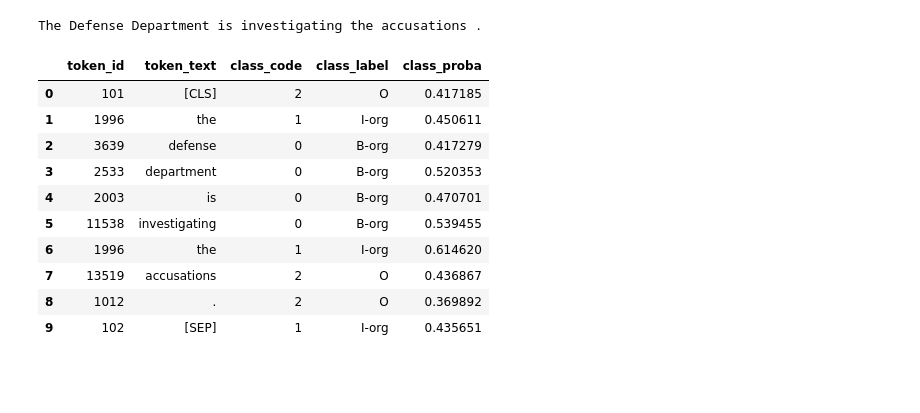
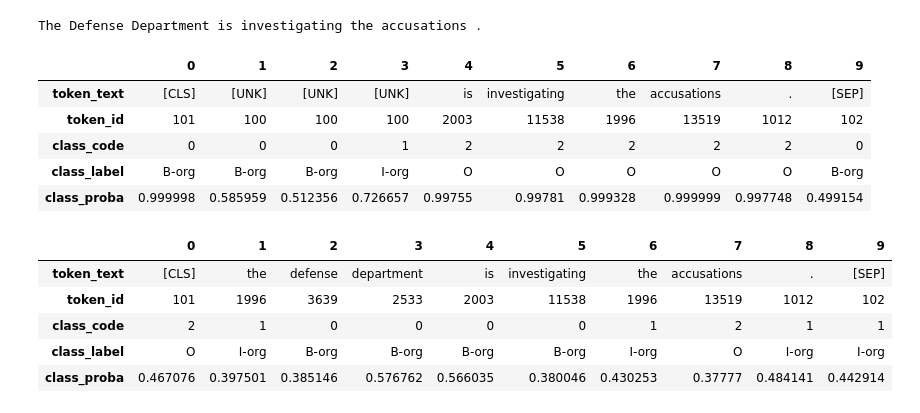
Before and after one commit to PierreDesmet/SIECGALE, a Jupyter notebook: notebooks/1 - NER PyTorch.ipynb, the cells around one changed output. Drawn from its saved outputs; the diff is of its cells as text; code cells hidden in the pictures; blank space fills up the shorter version.

```diff
--- a/notebooks/1 - NER PyTorch.ipynb
+++ b/notebooks/1 - NER PyTorch.ipynb
@@ -308,0 +311,4 @@ KeyboardInterrupt:
+# %%
+# On désérialise le meilleur modèle enregistré :
+model = EntityModel(num_tag=num_tag)
+model.load_state_dict(torch.load('data/models/model_trained.bin'))
@@ -310,10 +335,11 @@ KeyboardInterrupt:
 i = 2
 single_example = test_dataset[i]
 print(' '.join(test_dataset.texts[i]))
-nb_tokens = test_dataset[i]['mask'].sum().item()
+nb_tokens = single_example['mask'].sum().item()
 
 single_example = {k: single_example[k].unsqueeze(0) for k in single_example}
-output, loss = model(**single_example)
+with torch.no_grad():
+    output, loss = model(**single_example)
 predictions_probas = nn.functional.softmax(output, dim=2).detach().squeeze()
 predictions_probas, predictions_classes = torch.max(predictions_probas, dim=1)
 # %% [output]
@@ -321,21 +347,32 @@ The Defense Department is investigating the accusations .
 # %%
 ids = single_example['ids'].squeeze()[:nb_tokens]
 pd.DataFrame({
+    'token_text': [EntityDataset.tokenizer.decode([token]) for token in ids],
     'token_id': ids,
-    'token_text': [EntityDataset.tokenizer.decode([token]) for token in ids],
     'class_code': predictions_classes[:nb_tokens],
     'class_label': label_enc_NER.inverse_transform(predictions_classes)[:nb_tokens],
     'class_proba': predictions_probas[:nb_tokens]
-})
+}).T
 # %% [output]
-|  | token_id | token_text | class_code | class_label | class_proba |
-| 0 | 101 | [CLS] | 2 | O | 0.417185 |
-| 1 | 1996 | the | 1 | I-org | 0.450611 |
-| 2 | 3639 | defense | 0 | B-org | 0.417279 |
-| 3 | 2533 | department | 0 | B-org | 0.520353 |
-| 4 | 2003 | is | 0 | B-org | 0.470701 |
-| 5 | 11538 | investigating | 0 | B-org | 0.539455 |
-| 6 | 1996 | the | 1 | I-org | 0.614620 |
-| 7 | 13519 | accusations | 2 | O | 0.436867 |
-| 8 | 1012 | . | 2 | O | 0.369892 |
-| 9 | 102 | [SEP] | 1 | I-org | 0.435651 |
+|  | 0 | 1 | 2 | 3 | 4 | 5 | 6 | 7 | 8 | 9 |
+| token_text | [CLS] | [UNK] | [UNK] | [UNK] | is | investigating | the | accusations | . | [SEP] |
+| token_id | 101 | 100 | 100 | 100 | 2003 | 11538 | 1996 | 13519 | 1012 | 102 |
+| class_code | 0 | 0 | 0 | 1 | 2 | 2 | 2 | 2 | 2 | 0 |
+| class_label | B-org | B-org | B-org | I-org | O | O | O | O | O | B-org |
+| class_proba | 0.999998 | 0.585959 | 0.512356 | 0.726657 | 0.99755 | 0.99781 | 0.999328 | 0.999999 | 0.997748 | 0.499154 |
+# %%
+ids = single_example['ids'].squeeze()[:nb_tokens]
+pd.DataFrame({
+    'token_text': [EntityDataset.tokenizer.decode([token]) for token in ids],
+    'token_id': ids,
+    'class_code': predictions_classes[:nb_tokens],
+    'class_label': label_enc_NER.inverse_transform(predictions_classes)[:nb_tokens],
+    'class_proba': predictions_probas[:nb_tokens]
+}).T
+# %% [output]
+|  | 0 | 1 | 2 | 3 | 4 | 5 | 6 | 7 | 8 | 9 |
+| token_text | [CLS] | the | defense | department | is | investigating | the | accusations | . | [SEP] |
+| token_id | 101 | 1996 | 3639 | 2533 | 2003 | 11538 | 1996 | 13519 | 1012 | 102 |
+| class_code | 2 | 1 | 0 | 0 | 0 | 0 | 1 | 2 | 1 | 1 |
+| class_label | O | I-org | B-org | B-org | B-org | B-org | I-org | O | I-org | I-org |
+| class_proba | 0.467076 | 0.397501 | 0.385146 | 0.576762 | 0.566035 | 0.380046 | 0.430253 | 0.37777 | 0.484141 | 0.442914 |
```
Also changed, not shown: parts of 13 cells of this notebook, 6 other files.
